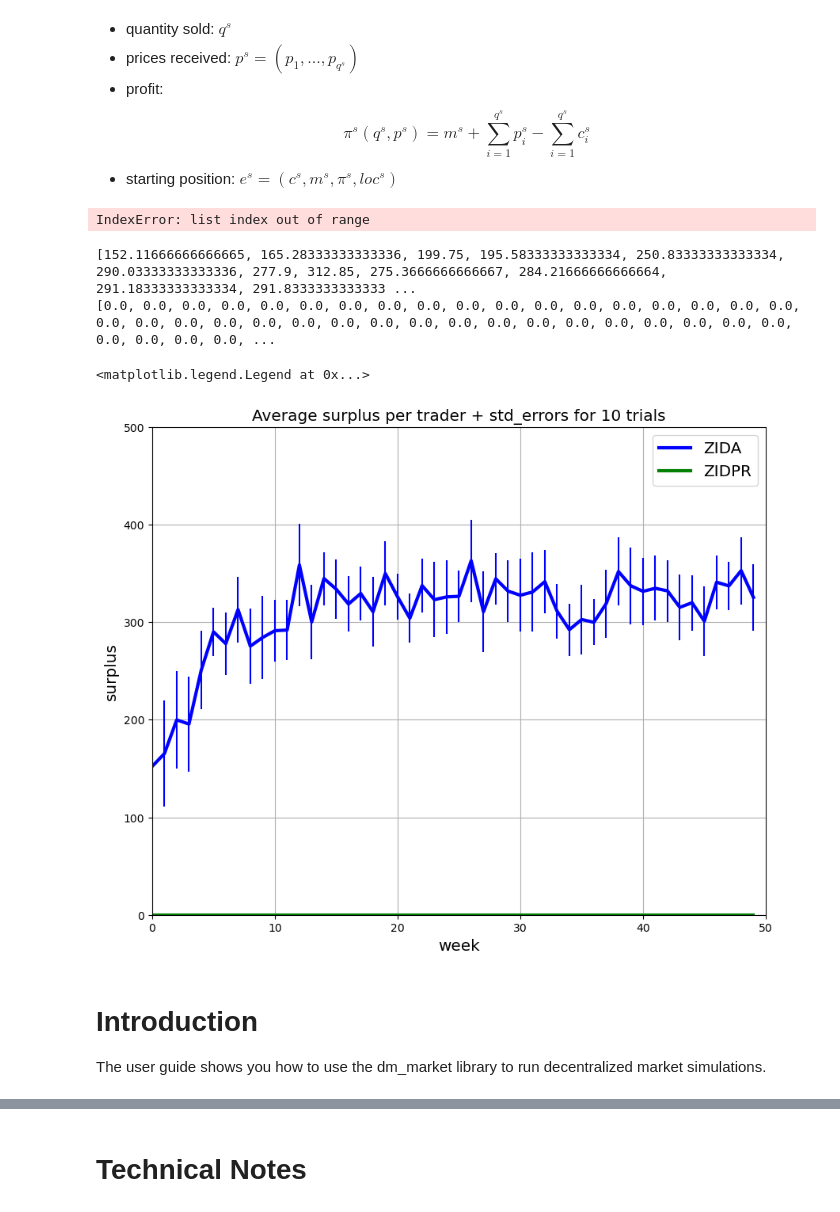
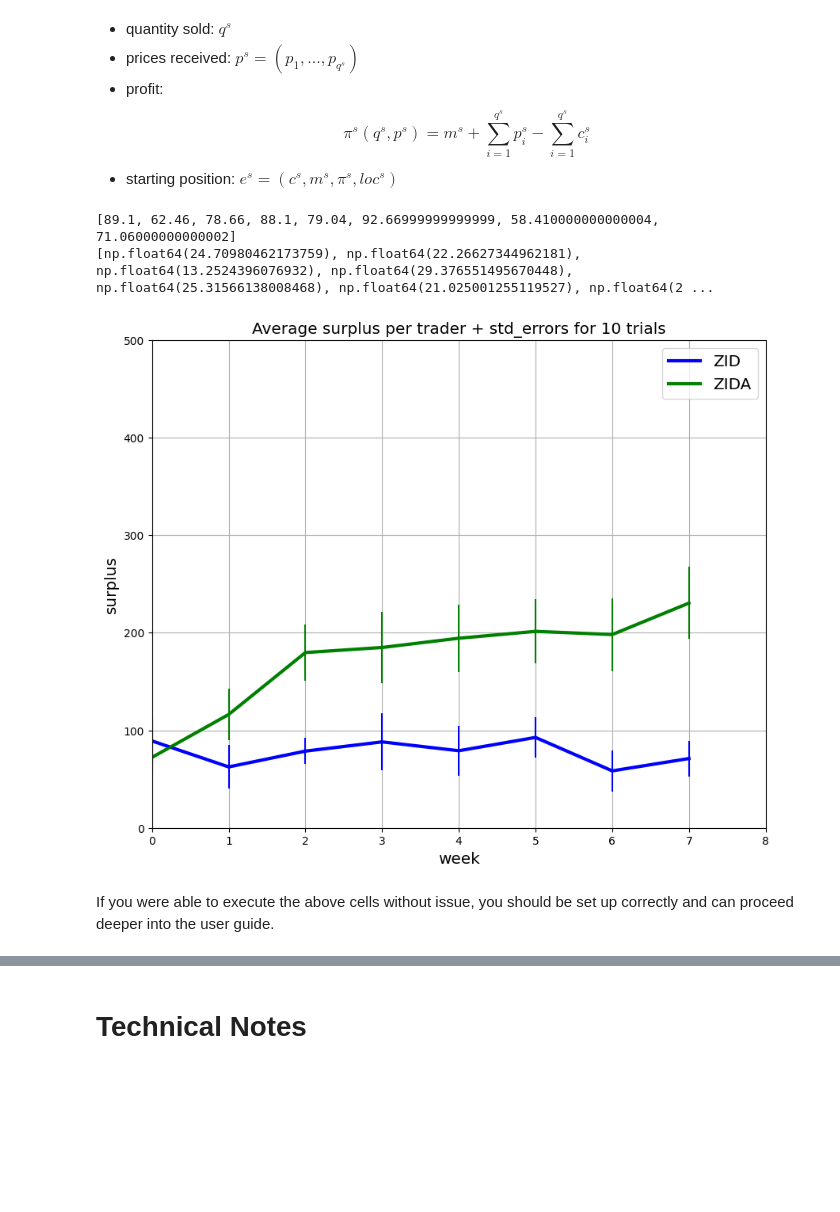
Before and after one commit to Kmccabe/dm_markets, a Jupyter notebook: modules_vCOVID/notebooks/dm_users_guide.ipynb, the cells around one changed output, grey strips where cells are left out. Drawn from its saved outputs; the diff is of its cells as text; code cells hidden in the pictures; blank space fills up the shorter version.

Commit message:
Added default rule for ZIDA and got the user guide to execute

```diff
--- a/modules_vCOVID/notebooks/dm_users_guide.ipynb
+++ b/modules_vCOVID/notebooks/dm_users_guide.ipynb
@@ -124,7 +133,7 @@ ZIDPR = dm_agents.ZIDPR # Applies rule of thumb, but does not stack >2 in one pl
 # %% [markdown]
 ## Run a Baseline Simulation Monte-Carlo
 # %%
-trader_objects =[(ZIDA, 6),(ZIDPA, 6), (ZID, 8)] # run simulation with just ZID agents
+trader_objects =[(ZID, 10),(ZIDA, 10)] # run simulation with a mix of ZID, ZIDA, ZIDPA agents
 sim_name = "ZID/ZIDA MONTE-CARLO"
 num_trials = 10
 num_periods = 7
@@ -210,9 +203,9 @@ where the first element, `ZIDPA` is the class name for the strategy being used a
 It is typical in running simulations to compare the effect of changing a control variable and then see what happens to a statistic like efficiency.  In this problem let our treatment changes be given by the list treatments as shown in the code cell below.  Your job is write a program to walk through each treatment and run a Monte_Carlo simulation for the control variables shown.  Your efficiency measures should be collected in a corresponding list so you can then plot all the measures together.
 # %%
 ZID = dm_agents.ZID
-ZIDA = dm_agents,ZIDA
+ZIDA = dm_agents.ZIDA
 
-trader_objects =[] # use treatment conditions below
+# trader_objects =[] # use treatment conditions below
 sim_name = "ZID and ZIDA combined MONTE-CARLO"
 num_trials = 10
 num_periods = 7
@@ -469,7 +463,8 @@ $$\pi^s(q^s,p^s) = m^s + \sum_{i=1}^{q^s} p^s_i - \sum_{i = 1}^{q^s} c^s_i$$
 * starting position: $e^s = (c^s, m^s, \pi^s, loc^s)$
 # %%
 from scipy.stats import sem
-names = ['ZIDA', 'ZIDPR']
+names = ['ZID', 'ZIDA']
+trader_objects =  [['ZID', 10], ['ZIDA', 10]]
 
 week_sur = {}
 type_avg = {}
@@ -516,29 +511,27 @@ for name in names:
         type_avg[name][k] /= (num_trials)
         std_error = sem(week_sur[name][k])
         std_errors[name].append(std_error)
-# %% [output]
-IndexError: list index out of range
 # %%
 x = [k for k in range(num_weeks)]
 fig, ax = plt.subplots(figsize=(10, 8))
-print(type_avg['ZIDA'])
-print(std_errors['ZIDPR'])
-ax.plot(type_avg['ZIDA'], label = 'ZIDA', linestyle = 'solid', color='blue', lw =3)
-ax.errorbar(x, type_avg['ZIDA'], yerr=std_errors['ZIDA'], color='blue')
+print(type_avg['ZID'])
+print(std_errors['ZID'])
+ax.plot(type_avg['ZID'], label = 'ZID', linestyle = 'solid', color='blue', lw =3)
+ax.errorbar(x, type_avg['ZID'], yerr=std_errors['ZID'], color='blue')
 
-ax.plot(type_avg['ZIDPR'], label = 'ZIDPR', linestyle = 'solid', color='green', lw =3)
-ax.errorbar(x, type_avg['ZIDPR'], yerr=std_errors['ZIDPR'], color = 'green')
+ax.plot(type_avg['ZIDA'], label = 'ZIDA', linestyle = 'solid', color='green', lw =3)
+ax.errorbar(x, type_avg['ZIDA'], yerr=std_errors['ZIDA'], color = 'green')
 
 ax.set_xlabel('week', size = 'x-large')
 ax.set_xbound(0, num_weeks)
 ax.set_ybound(0, 500)
 ax.grid(1)
 ax.set_ylabel('surplus', size = 'x-large')
 ax.set_title(f'Average surplus per trader + std_errors for {num_trials} trials', size = 'x-large')
 ax.legend(fontsize='x-large')
+plt.show()
 # %% [output]
-[152.11666666666665, 165.28333333333336, 199.75, 195.58333333333334, 250.83333333333334, 290.03333333333336, 277.9, 312.85, 275.3666666666667, 284.21666666666664, 291.18333333333334, 291.8333333333333 ...
-[0.0, 0.0, 0.0, 0.0, 0.0, 0.0, 0.0, 0.0, 0.0, 0.0, 0.0, 0.0, 0.0, 0.0, 0.0, 0.0, 0.0, 0.0, 0.0, 0.0, 0.0, 0.0, 0.0, 0.0, 0.0, 0.0, 0.0, 0.0, 0.0, 0.0, 0.0, 0.0, 0.0, 0.0, 0.0, 0.0, 0.0, 0.0, 0.0, 0.0, ...
+[89.1, 62.46, 78.66, 88.1, 79.04, 92.66999999999999, 58.410000000000004, 71.06000000000002]
+[np.float64(24.70980462173759), np.float64(22.26627344962181), np.float64(13.2524396076932), np.float64(29.376551495670448), np.float64(25.31566138008468), np.float64(21.025001255119527), np.float64(2 ...
-<matplotlib.legend.Legend at 0x...>
-[figure, old version]
+[figure, new version]
 # %%
@@ -565,7 +558,5 @@ for trial in range(num_trials):
-# %% [markdown]
-# Introduction
-
-The user guide shows you how to use the dm_market library to run decentralized market simulations.
+# %% [markdown]
+If you were able to execute the above cells without issue, you should be set up correctly and can proceed deeper into the user guide.
 # %% [markdown]
 ## Program Flow
 
```
Also changed, not shown: parts of 18 cells of this notebook, 2 other files.
